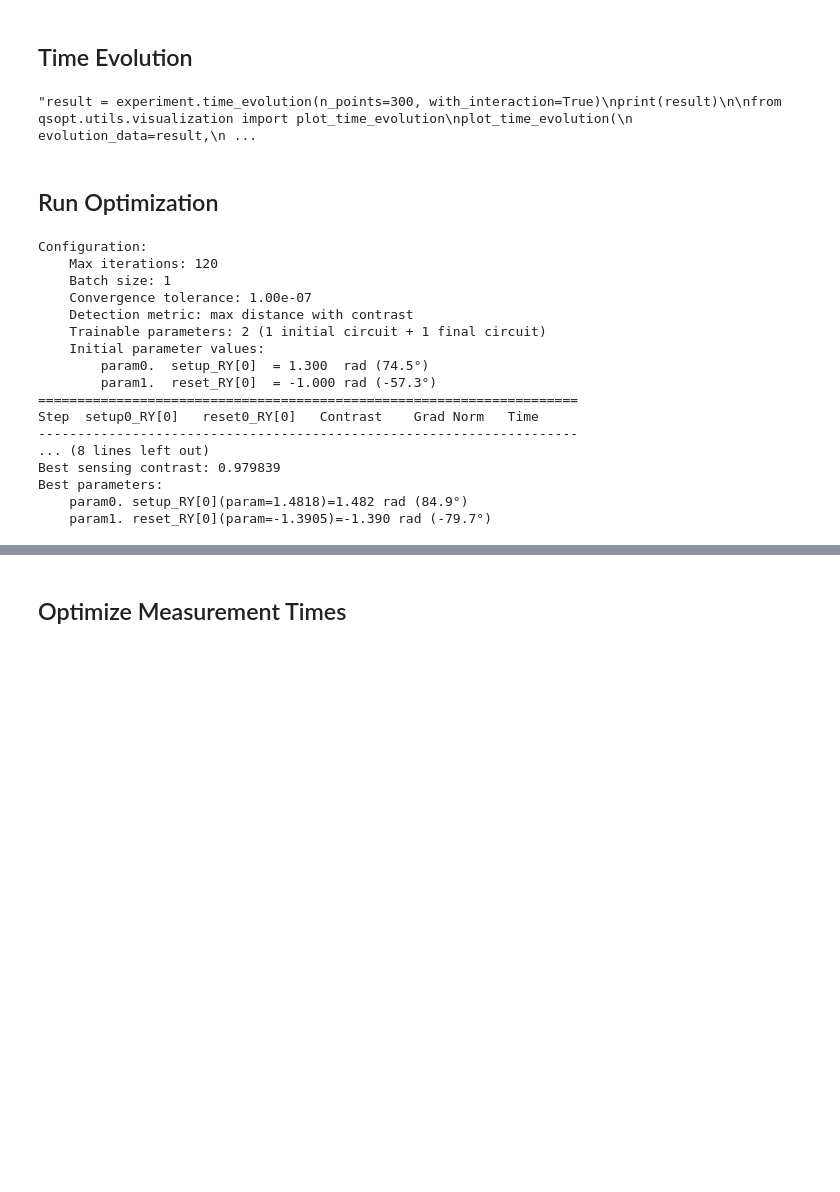
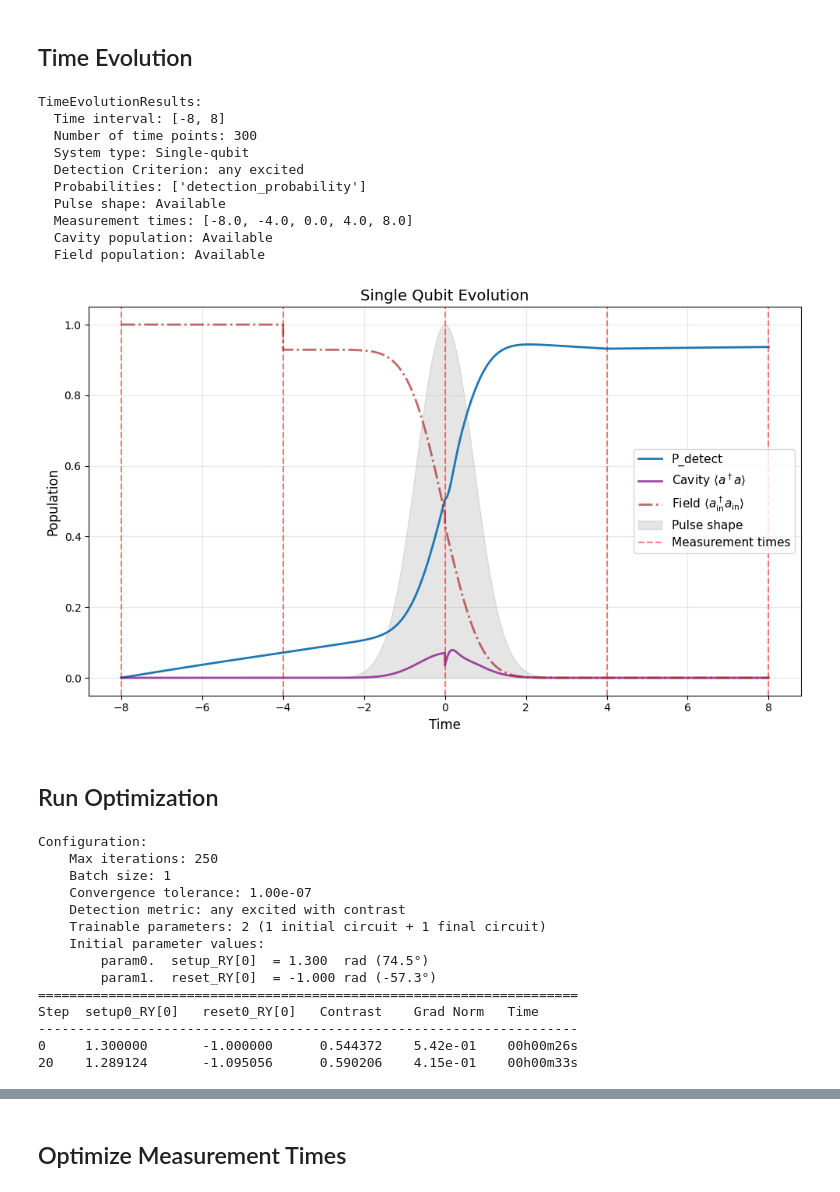
Before and after one commit to Simone-Bordoni/Quantum-sensing-QML, a Jupyter notebook: examples/single_qubit_tutorial.ipynb, the cells around one changed output, grey strips where cells are left out. Cells and saved outputs as stored; diff of their text form; code cells hidden in the pictures; blank space fills up the shorter version.

```diff
--- a/examples/single_qubit_tutorial.ipynb
+++ b/examples/single_qubit_tutorial.ipynb
@@ -164,22 +164,32 @@ returning_simulation0            :  0.000071
 # %% [markdown]
 ## Time Evolution
 # %%
-'''result = experiment.time_evolution(n_points=300, with_interaction=True)
+result = experiment.time_evolution(n_points=300, with_interaction=True)
 print(result)
 
 from qsopt.utils.visualization import plot_time_evolution
 plot_time_evolution(
     evolution_data=result,
     show_pulse=True,
     show_measurements=True,
     show_cavity_population=True,  # Cavity population (purple)
     show_field_population=True,   # External field population (brown)
     title='Single Qubit Evolution',
     figsize=(10, 6)
 )
-plt.show()'''
+plt.show()
 # %% [output]
-"result = experiment.time_evolution(n_points=300, with_interaction=True)\nprint(result)\n\nfrom qsopt.utils.visualization import plot_time_evolution\nplot_time_evolution(\n    evolution_data=result,\n ...
+TimeEvolutionResults:
+  Time interval: [-8, 8]
+  Number of time points: 300
+  System type: Single-qubit
+  Detection Criterion: any excited
+  Probabilities: ['detection_probability']
+  Pulse shape: Available
+  Measurement times: [-8.0, -4.0, 0.0, 4.0, 8.0]
+  Cavity population: Available
+  Field population: Available
+[figure, added]
 # %% [markdown]
 ## Run Optimization
 # %%
@@ -188,7 +198,7 @@ import optax
 # The experiment automatically uses its built-in callback (saves every epoch by default)
 history = experiment.optimize_rotations(
     initial_values=[1.3, -1.0],
-    num_steps=120,
+    num_steps=250,
     verbose=True,
     verbose_step=20,
     batch_size=1,
@@ -197,10 +207,10 @@ history = experiment.optimize_rotations(
 )
 # %% [output]
 Configuration:
-    Max iterations: 120
+    Max iterations: 250
     Batch size: 1
     Convergence tolerance: 1.00e-07
-    Detection metric: max distance with contrast
+    Detection metric: any excited with contrast
     Trainable parameters: 2 (1 initial circuit + 1 final circuit)
     Initial parameter values:
         param0.  setup_RY[0]  = 1.300  rad (74.5°)
@@ -208,11 +218,8 @@ Configuration:
 =====================================================================
 Step  setup0_RY[0]   reset0_RY[0]   Contrast    Grad Norm   Time
 ---------------------------------------------------------------------
-... (8 lines left out)
-Best sensing contrast: 0.979839
-Best parameters:
-    param0. setup_RY[0](param=1.4818)=1.482 rad (84.9°)
-    param1. reset_RY[0](param=-1.3905)=-1.390 rad (-79.7°)
+0     1.300000       -1.000000      0.544372    5.42e-01    00h00m26s
+20    1.289124       -1.095056      0.590206    4.15e-01    00h00m33s
 # %%
 print(history)
 # %% [output]
```
Also changed, not shown: parts of 10 cells of this notebook, 1 other file.
